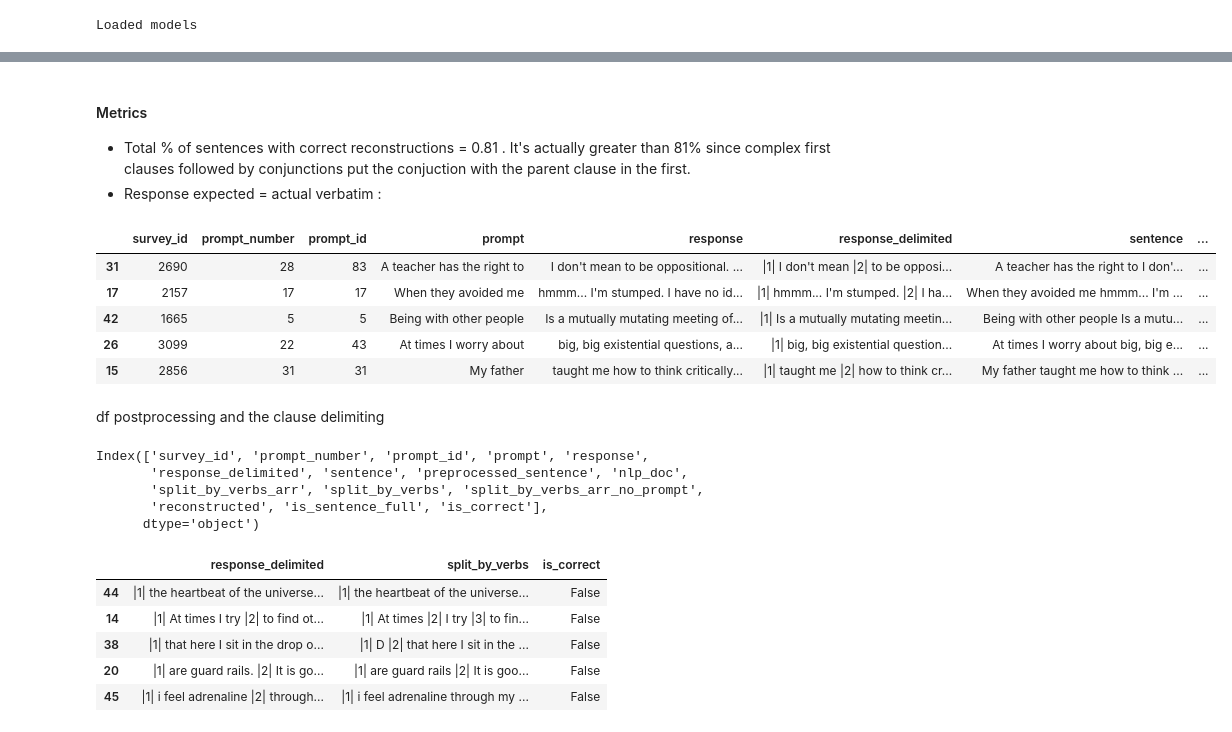
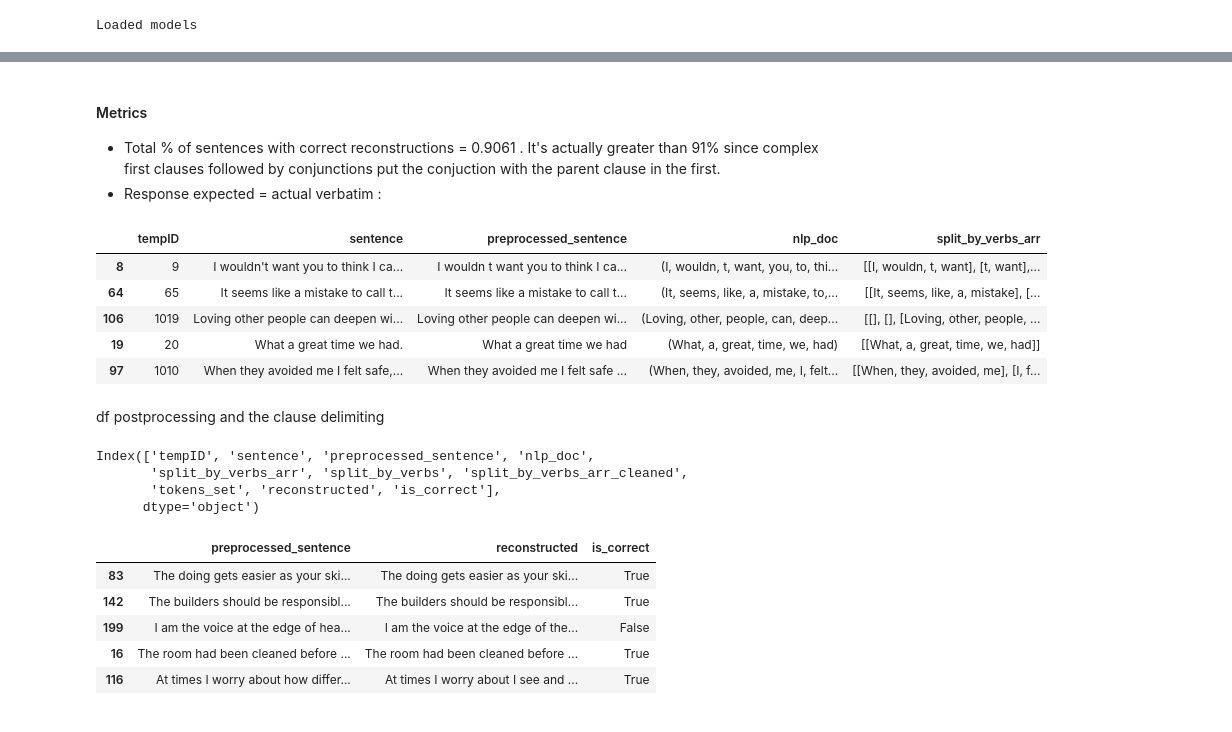
Before and after one commit to perspegrity5/SL_NLP_PassiveActive1, a Jupyter notebook: spacy_classifiers.ipynb, the cells around one changed output, grey strips where cells are left out. Saved outputs shown, nothing was run; the diff lists cells and outputs as text; code cells hidden in the pictures.

```diff
--- a/spacy_classifiers.ipynb
+++ b/spacy_classifiers.ipynb
@@ -151,7 +299,7 @@ Index(['survey_id', 'prompt_number', 'prompt_id', 'prompt', 'response',
 # %% [markdown]
 #### Metrics
 
-* Total % of sentences with correct reconstructions =  0.81 . It's actually greater than 81% since complex first clauses followed by conjunctions put the conjuction with the parent clause in the first.
+* Total % of sentences with correct reconstructions =  0.9061 . It's actually greater than 91% since complex first clauses followed by conjunctions put the conjuction with the parent clause in the first.
 * Response expected = actual verbatim :
 # %%
 def flatten_list(l):
@@ -161,46 +309,42 @@ def flatten_list(l):
 def get_children(doc):
     if len([x for x in doc.children]) == 0:
         return [doc]
-    if doc.pos_ == "VERB":
+    if doc.pos_ == "VERB" and doc.dep_ not in ["xcomp", "aux"]:
         return []
 
     op = flatten_list([get_children(l) for l in doc.lefts]) + [doc] + flatten_list([get_children(r) for r in doc.rights])
     return op
 
 def postprocess(tokens_arr):
     if len(tokens_arr) == 1 and ( tokens_arr[0].dep_ in ["aux", "auxpass"] or tokens_arr[0].tag_ in ["VBG"]):
         return []
     return tokens_arr
 
 def get_text_from_tokens(tokens_arr):
     op = ' '.join([x.text for x in tokens_arr])
     op = op.replace(" nt", "nt").replace(" '", "'")
     return op
 
 def clause_split_by_verbs(doc):
     op = []
     for token in doc:
-        #print(token.text, token.tag_, token.dep_, token.pos_)
         if token.pos_ == "VERB":
             arr = flatten_list([get_children(l) for l in token.lefts]) + [token] + flatten_list([get_children(r) for r in token.rights])
-            #print(arr)
             arr = postprocess(arr)
-            #txt = get_text_from_tokens(arr)
-            #if txt.strip() != '':
             op.append(arr)
     if len(op)==0:
         op.append(doc)
     return op
 
 df['split_by_verbs_arr'] = df['nlp_doc'].apply(clause_split_by_verbs)
 df.sample(frac = 1).head()
 # %% [output]
-|  | survey_id | prompt_number | prompt_id | prompt | response | response_delimited | sentence | ... |
-| 31 | 2690 | 28 | 83 | A teacher has the right to | I don't mean to be oppositional. ... | |1| I don't mean |2| to be opposi... | A teacher has the right to I don'... | ... |
-| 17 | 2157 | 17 | 17 | When they avoided me | hmmm... I'm stumped. I have no id... | |1| hmmm... I'm stumped. |2| I ha... | When they avoided me hmmm... I'm ... | ... |
-| 42 | 1665 | 5 | 5 | Being with other people | Is a mutually mutating meeting of... | |1| Is a mutually mutating meetin... | Being with other people Is a mutu... | ... |
-| 26 | 3099 | 22 | 43 | At times I worry about | big, big existential questions, a... | |1| big, big existential question... | At times I worry about big, big e... | ... |
-| 15 | 2856 | 31 | 31 | My father | taught me how to think critically... | |1| taught me |2| how to think cr... | My father taught me how to think ... | ... |
+|  | tempID | sentence | preprocessed_sentence | nlp_doc | split_by_verbs_arr |
+| 8 | 9 | I wouldn't want you to think I ca... | I wouldn t want you to think I ca... | (I, wouldn, t, want, you, to, thi... | [[I, wouldn, t, want], [t, want],... |
+| 64 | 65 | It seems like a mistake to call t... | It seems like a mistake to call t... | (It, seems, like, a, mistake, to,... | [[It, seems, like, a, mistake], [... |
+| 106 | 1019 | Loving other people can deepen wi... | Loving other people can deepen wi... | (Loving, other, people, can, deep... | [[], [], [Loving, other, people, ... |
+| 19 | 20 | What a great time we had. | What a great time we had | (What, a, great, time, we, had) | [[What, a, great, time, we, had]] |
+| 97 | 1010 | When they avoided me I felt safe,... | When they avoided me I felt safe ... | (When, they, avoided, me, I, felt... | [[When, they, avoided, me], [I, f... |
 # %% [markdown]
 df postprocessing and the clause delimiting
 # %%
@@ -219,11 +363,27 @@ def remove_prompts(df):
 
 def process_text_df(clauses_arr):
     new_arr = []
-    for clauses in clauses_arr:
+    # first pass
+    first_pass = []
+    tok_arr = [[ tok.i for tok in clause] for clause in clauses_arr]
+
+    for i in range(len(tok_arr)):
+        x = tok_arr[i]
+        if len(x) ==  0:
+            continue
+        is_subset = False
+        for y in tok_arr:
+            if set(x).issubset(y) and not set(x) == set(y):
+                is_subset = True
+        if not is_subset:
+            first_pass.append(clauses_arr[i])
+
+    for clauses in first_pass:
         if len(clauses) == 0:
             continue
         txt = get_text_from_tokens(clauses)
         new_arr.append(txt)
+
     return new_arr
 
 ignore_df = None
@@ -235,25 +395,27 @@ if "prompt" in df.columns:
     df['is_correct'] = df.apply(lambda x : re.sub("[a-z0-9]+", "", x['response_delimited'].strip().lower()) == re.sub("[a-z0-9]+", "", x['split_by_verbs'].strip().lower()), axis = 1)
     ignore_df = df[['response_delimited', 'split_by_verbs', 'is_correct']].sample(frac = 1).head()
 else:
-    df[['tempID', 'sentence', 'split_by_verbs']].to_csv("./output.csv", index = False)
-    df['reconstructed'] = df['split_by_verbs'].apply(lambda x : re.sub("\s+", " ", re.sub("\|\d+\|", "", x)))
+    df['split_by_verbs_arr_cleaned'] = df['split_by_verbs_arr'].apply(process_text_df)
+    df['split_by_verbs'] = df['split_by_verbs_arr_cleaned'].apply(lambda op : ' '.join(["||{}| {}".format(i+1, op[i]) for i in range(len(op))]))
+    df['tokens_set'] = df['nlp_doc'].apply(lambda doc : ";".join(["{}={}, {}, {}".format(token.text, token.tag_, token.dep_, token.pos_) for token in doc]))
+    df[['tempID', 'sentence', 'split_by_verbs', 'tokens_set']].to_csv("./output.csv", index = False)
+    df['reconstructed'] = df['split_by_verbs'].apply(lambda x : re.sub("\s+", " ", re.sub("\|\|\d+\|", "", x)))
     df['is_correct'] = df.apply(lambda x : re.sub("[a-z0-9]+", "", x['preprocessed_sentence'].strip().lower()) == re.sub("[a-zA-Z0-9]+", "", x['reconstructed'].strip().lower()), axis = 1)
     ignore_df = df[['preprocessed_sentence', 'reconstructed', 'is_correct']].sample(frac=1).head()
 
 print(df.columns)
 ignore_df
 # %% [output]
-Index(['survey_id', 'prompt_number', 'prompt_id', 'prompt', 'response',
-       'response_delimited', 'sentence', 'preprocessed_sentence', 'nlp_doc',
-       'split_by_verbs_arr', 'split_by_verbs', 'split_by_verbs_arr_no_prompt',
-       'reconstructed', 'is_sentence_full', 'is_correct'],
+Index(['tempID', 'sentence', 'preprocessed_sentence', 'nlp_doc',
+       'split_by_verbs_arr', 'split_by_verbs', 'split_by_verbs_arr_cleaned',
+       'tokens_set', 'reconstructed', 'is_correct'],
       dtype='object')
-|  | response_delimited | split_by_verbs | is_correct |
-| 44 | |1| the heartbeat of the universe... | |1| the heartbeat of the universe... | False |
-| 14 | |1| At times I try |2| to find ot... | |1| At times |2| I try |3| to fin... | False |
-| 38 | |1| that here I sit in the drop o... | |1| D |2| that here I sit in the ... | False |
-| 20 | |1| are guard rails. |2| It is go... | |1| are guard rails |2| It is goo... | False |
-| 45 | |1| i feel adrenaline |2| through... | |1| i feel adrenaline through my ... | False |
+|  | preprocessed_sentence | reconstructed | is_correct |
+| 83 | The doing gets easier as your ski... | The doing gets easier as your ski... | True |
+| 142 | The builders should be responsibl... | The builders should be responsibl... | True |
+| 199 | I am the voice at the edge of hea... | I am the voice at the edge of the... | False |
+| 16 | The room had been cleaned before ... | The room had been cleaned before ... | True |
+| 116 | At times I worry about how differ... | At times I worry about I see and ... | True |
 # %%
 df[['sentence', 'split_by_verbs']].sample(frac = 10/df.shape[0])
 # %% [output]
```
Also changed, not shown: parts of 11 cells of this notebook.
